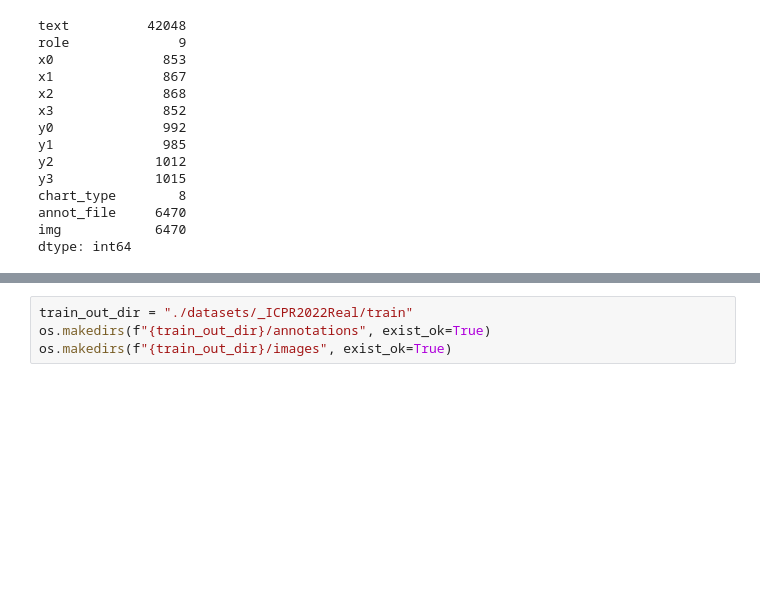
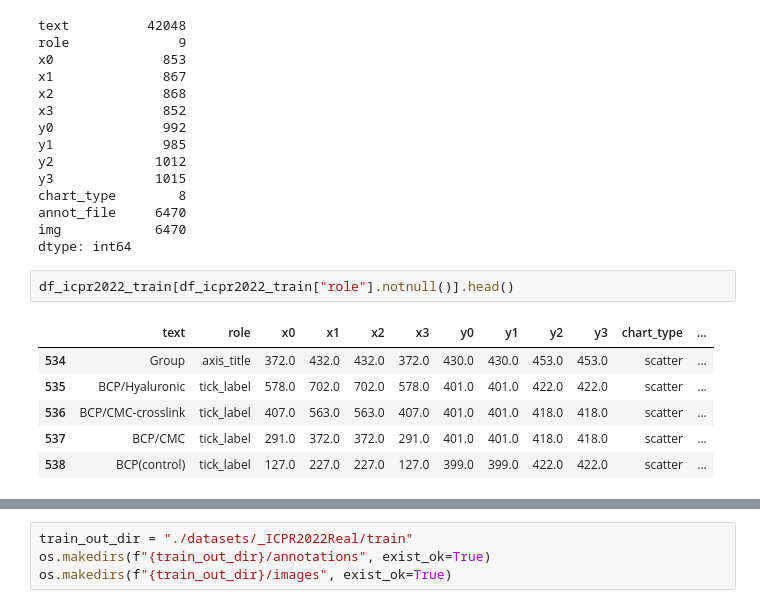
Before and after one commit to nassimb0u/text-role-classification, a Jupyter notebook: datasets/prepro_datasets.ipynb, the cells around one changed output, grey strips where cells are left out. Saved outputs shown, nothing was run; the diff lists cells and outputs as text; blank space fills up the shorter version.

```diff
--- a/datasets/prepro_datasets.ipynb
+++ b/datasets/prepro_datasets.ipynb
@@ -254,3 +256,12 @@ chart_type        8
 annot_file     6470
 img            6470
 dtype: int64
+# %%
+df_icpr2022_train[df_icpr2022_train["role"].notnull()].head()
+# %% [output]
+|  | text | role | x0 | x1 | x2 | x3 | y0 | y1 | y2 | y3 | chart_type | ... |
+| 534 | Group | axis_title | 372.0 | 432.0 | 432.0 | 372.0 | 430.0 | 430.0 | 453.0 | 453.0 | scatter | ... |
+| 535 | BCP/Hyaluronic | tick_label | 578.0 | 702.0 | 702.0 | 578.0 | 401.0 | 401.0 | 422.0 | 422.0 | scatter | ... |
+| 536 | BCP/CMC-crosslink | tick_label | 407.0 | 563.0 | 563.0 | 407.0 | 401.0 | 401.0 | 418.0 | 418.0 | scatter | ... |
+| 537 | BCP/CMC | tick_label | 291.0 | 372.0 | 372.0 | 291.0 | 401.0 | 401.0 | 418.0 | 418.0 | scatter | ... |
+| 538 | BCP(control) | tick_label | 127.0 | 227.0 | 227.0 | 127.0 | 399.0 | 399.0 | 422.0 | 422.0 | scatter | ... |
```
Also changed, not shown: parts of 19 cells of this notebook.
